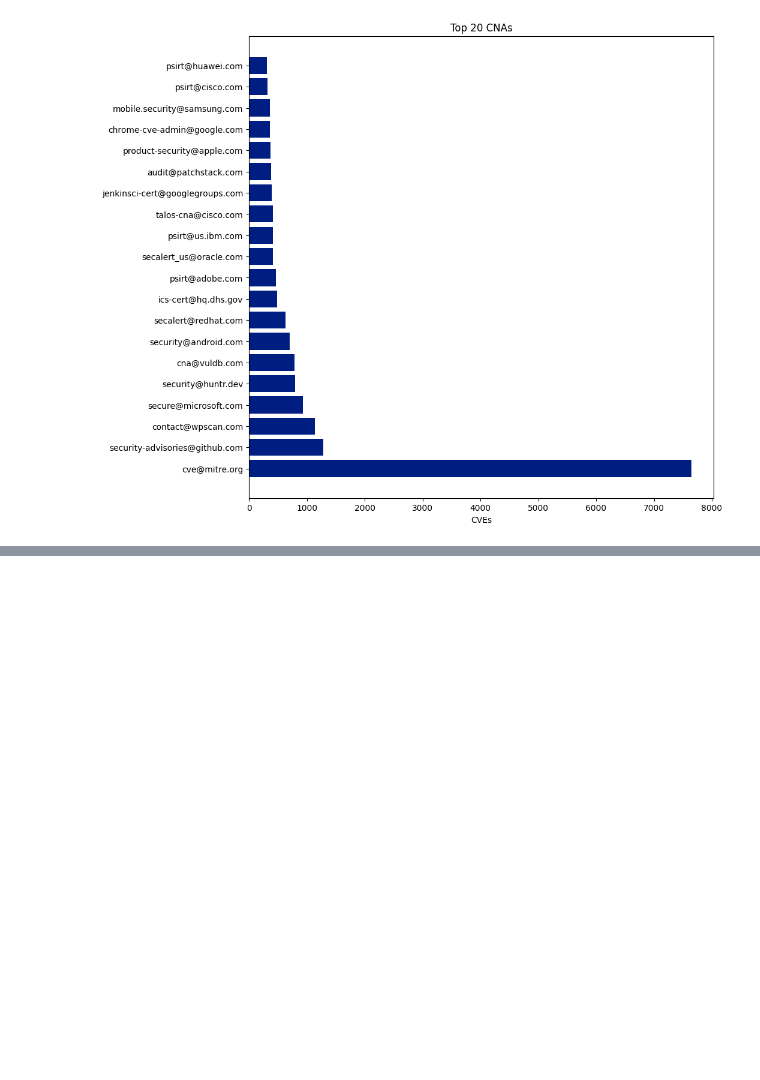
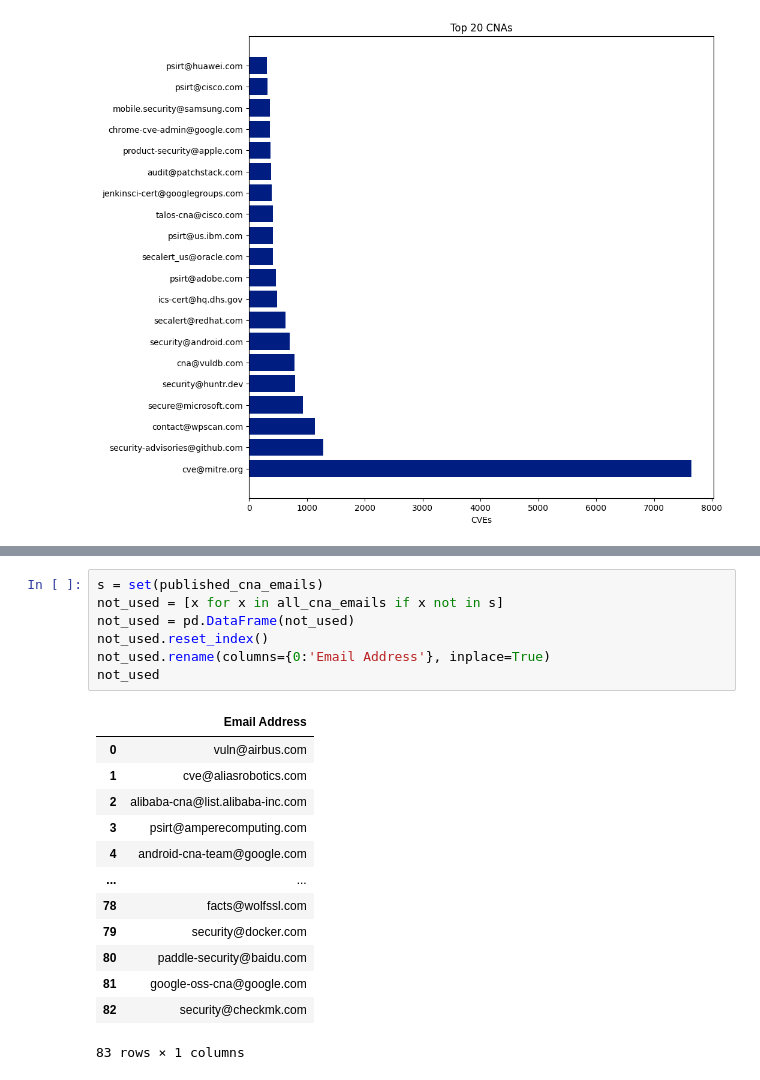
Before and after one commit to jgamblin/CVEReview, a Jupyter notebook: 2022_CNA.ipynb, the cells around one changed output, grey strips where cells are left out. Drawn from its saved outputs; the diff is of its cells as text; blank space fills up the shorter version.

```diff
--- a/2022_CNA.ipynb
+++ b/2022_CNA.ipynb
@@ -200,0 +214,21 @@ nvd_frequency.describe()
+# %%
+s = set(published_cna_emails)
+not_used = [x for x in all_cna_emails if x not in s]
+not_used = pd.DataFrame(not_used)
+not_used.reset_index()
+not_used.rename(columns={0:'Email Address'}, inplace=True)
+not_used
+# %% [output]
+|  | Email Address |
+| 0 | vuln@airbus.com |
+| 1 | cve@aliasrobotics.com |
+| 2 | alibaba-cna@list.alibaba-inc.com |
+| 3 | psirt@amperecomputing.com |
+| 4 | android-cna-team@google.com |
+| ... | ... |
+| 78 | facts@wolfssl.com |
+| 79 | security@docker.com |
+| 80 | paddle-security@baidu.com |
+| 81 | google-oss-cna@google.com |
+| 82 | security@checkmk.com |
+83 rows × 1 columns
```
Also changed, not shown: parts of 6 cells of this notebook, 3 other files.
